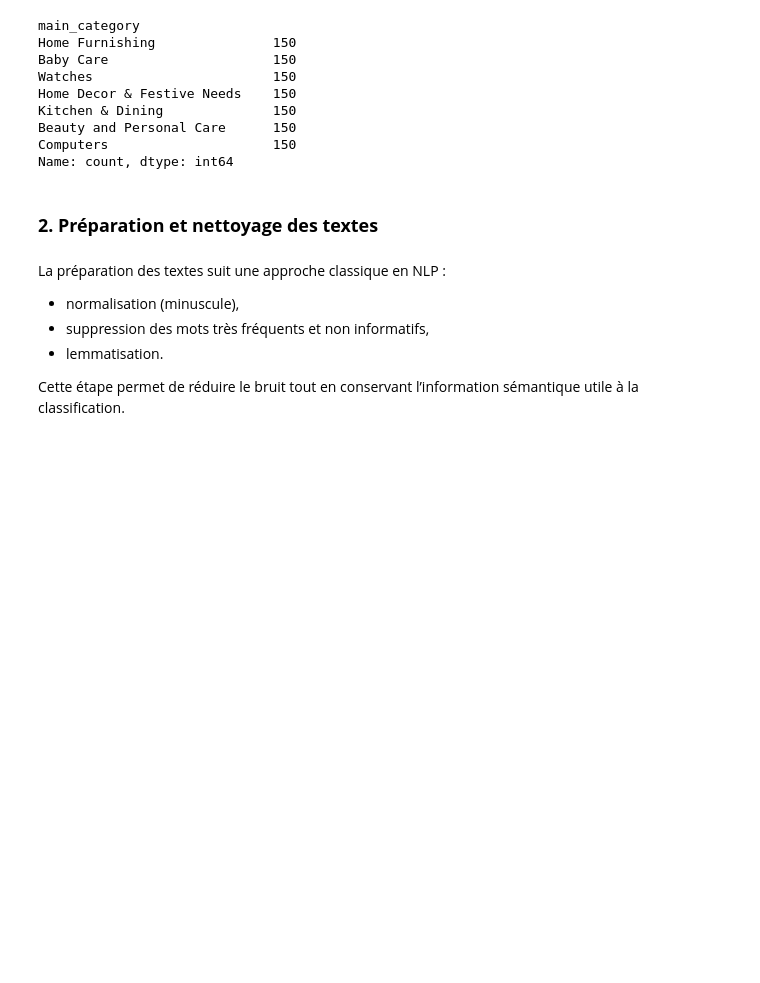
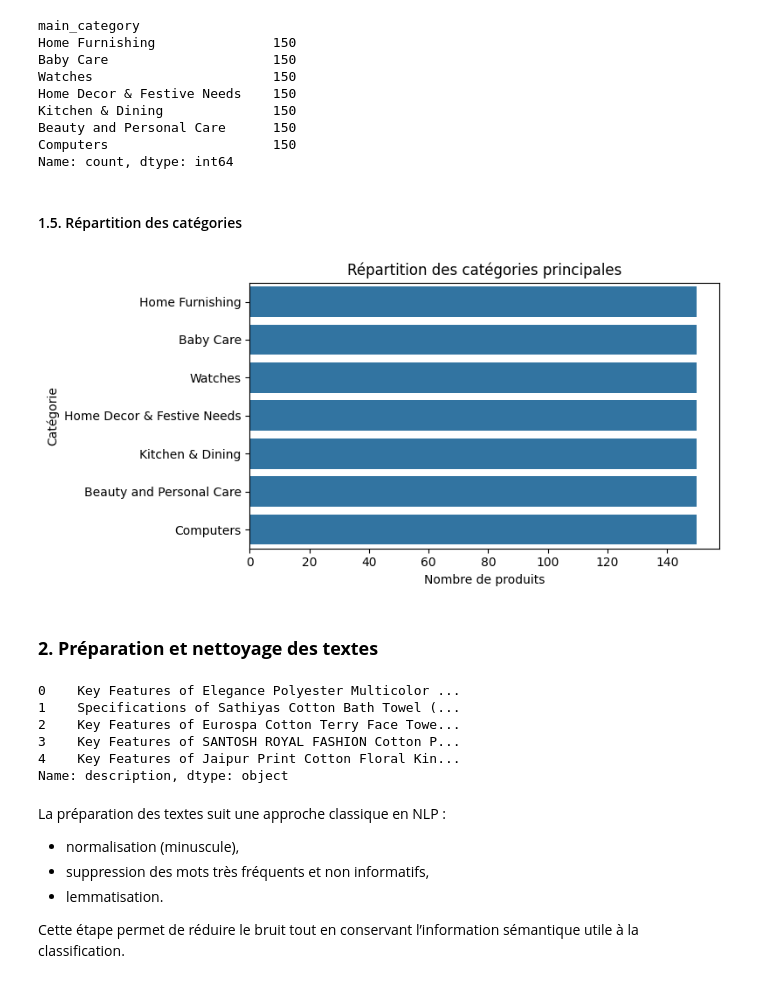
Before and after one commit to MargauxDupeyron/OC-P8-Realisez-un-dashboard-et-assurez-une-veille-technique, a Jupyter notebook: projet8_notebook_veille.ipynb, the cells around one changed output. Cells and saved outputs as stored; diff of their text form; code cells hidden in the pictures; blank space fills up the shorter version.

```diff
--- a/projet8_notebook_veille.ipynb
+++ b/projet8_notebook_veille.ipynb
@@ -333,7 +330,4 @@ L’objectif est de conserver un **cas d’usage identique** afin de comparer un
 # %%
-data = pd.read_csv(
+DATA_PATH = Path(
     "C:/Users/marga/Documents/Openclassrooms/_Projet_6/Data/Flipkart/flipkart_com-ecommerce_sample_1050.csv"
 )
-
-data.head()
-data.info()
@@ -357,0 +334,3 @@ memory usage: 116.0+ KB
+# %%
+data = pd.read_csv(DATA_PATH)
+data.head(2)
@@ -413,8 +427,32 @@ Kitchen & Dining              150
 Beauty and Personal Care      150
 Computers                     150
 Name: count, dtype: int64
+# %% [markdown]
+#### 1.5. Répartition des catégories
+# %%
+plt.figure(figsize=(8, 4))
+sns.countplot(
+    y=data["main_category"],
+    order=data["main_category"].value_counts().index
+)
+plt.title("Répartition des catégories principales")
+plt.xlabel("Nombre de produits")
+plt.ylabel("Catégorie")
+plt.tight_layout()
+plt.show()
+# %% [output]
+[figure, added]
 # %% [markdown]
 ### **2. Préparation et nettoyage des textes**
+# %%
+data["description"].head()
+# %% [output]
+0    Key Features of Elegance Polyester Multicolor ...
+1    Specifications of Sathiyas Cotton Bath Towel (...
+2    Key Features of Eurospa Cotton Terry Face Towe...
+3    Key Features of SANTOSH ROYAL FASHION Cotton P...
+4    Key Features of Jaipur Print Cotton Floral Kin...
+Name: description, dtype: object
 # %% [markdown]
 La préparation des textes suit une approche classique en NLP :
 - normalisation (minuscule),
```
Also changed, not shown: parts of 127 cells of this notebook, 3 other files.
